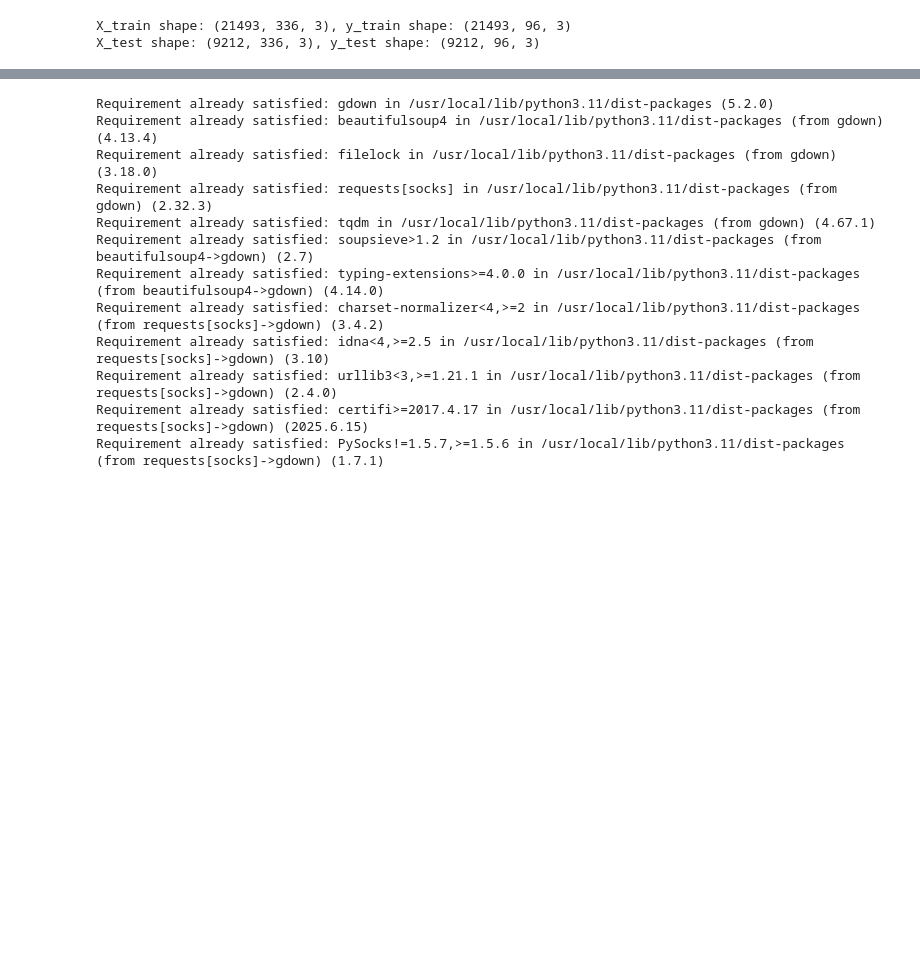
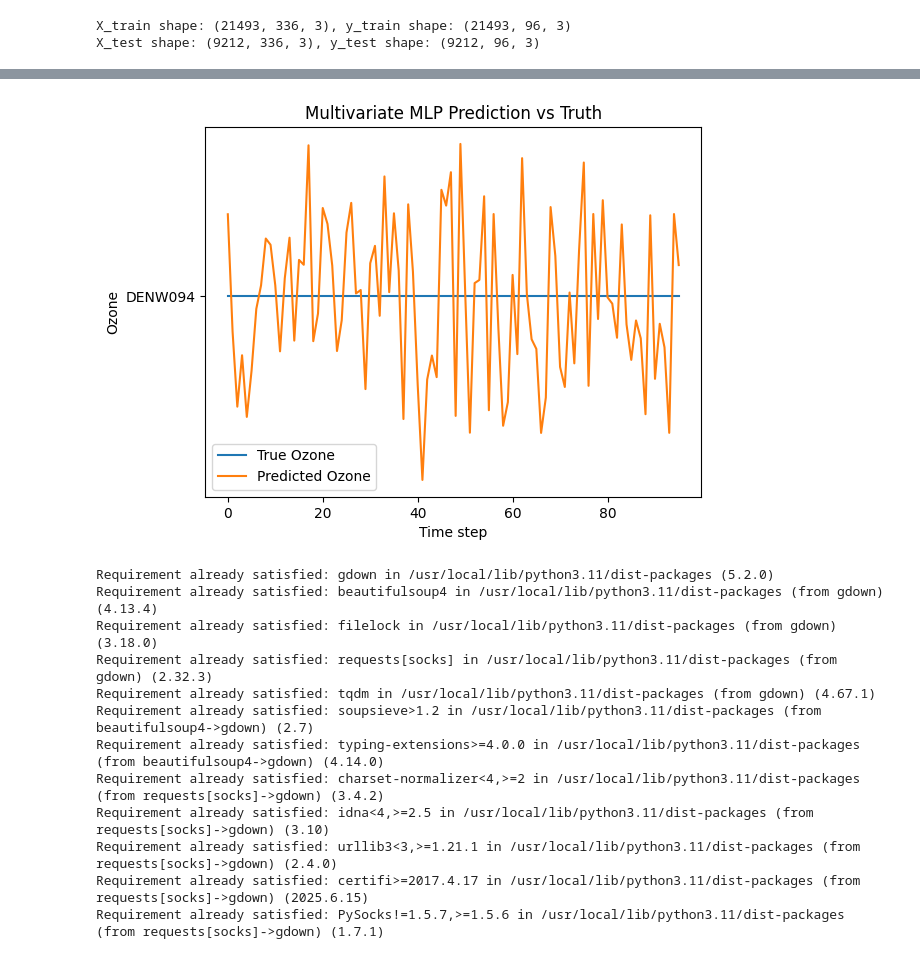
Before and after one commit to engelsm/mless_fork, a Jupyter notebook: homework2/Task_2_MLP.ipynb, the cells around one changed output, grey strips where cells are left out. Drawn from its saved outputs; the diff is of its cells as text; code cells hidden in the pictures; blank space fills up the shorter version.

```diff
--- a/homework2/Task_2_MLP.ipynb
+++ b/homework2/Task_2_MLP.ipynb
@@ -117,3 +119,16 @@ print(f"X_test shape: {X_test.shape}, y_test shape: {y_test.shape}")
 # %% [output]
 X_train shape: (21493, 336, 3), y_train shape: (21493, 96, 3)
 X_test shape: (9212, 336, 3), y_test shape: (9212, 96, 3)
+# %%
+# Drop the station ID (index 0), keep only numeric features
+X_train_num = X_train[:, :, 1:]  # shape: (samples, context_window, 2)
+X_test_num  = X_test[:, :, 1:]
+
+# Flatten time and feature dimensions
+X_train_flat = X_train_num.reshape(X_train_num.shape[0], -1)
+X_test_flat  = X_test_num.reshape(X_test_num.shape[0], -1)
+# %%
+# y_train, y_test should already be shape (samples, prediction_horizon)
+# If y was multivariate (ozone + temp), slice it:
+y_train_ozone = y_train[:, :, 0]
+y_test_ozone = y_test[:, :, 0]
@@ -119,0 +168,3 @@ X_test shape: (9212, 336, 3), y_test shape: (9212, 96, 3)
+# %%
+y_pred = mlp_model.predict(X_test_flat.astype(np.float32))
+y_pred = y_pred.reshape(-1, prediction_horizon, 1)  # shape: (samples, 96, 1)
@@ -120,3 +173,16 @@ X_test shape: (9212, 336, 3), y_test shape: (9212, 96, 3)
+# %%
+import matplotlib.pyplot as plt
+
+sample_idx = 0
+plt.plot(y_test_ozone[sample_idx], label="True Ozone")
+plt.plot(y_pred[sample_idx], label="Predicted Ozone")
+plt.legend()
+plt.title("Multivariate MLP Prediction vs Truth")
+plt.xlabel("Time step")
+plt.ylabel("Ozone")
+plt.show()
+# %% [output]
+[figure, added]
 # %%
 !pip install gdown
 # %% [output]
```
Also changed, not shown: parts of 6 cells of this notebook.
